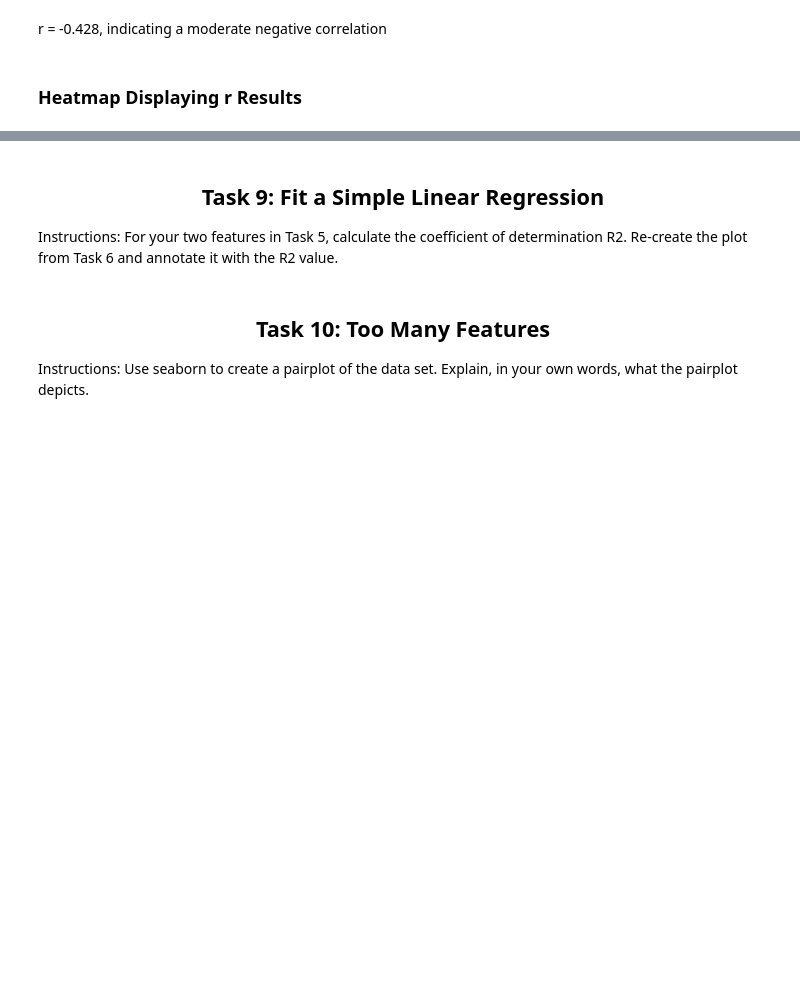
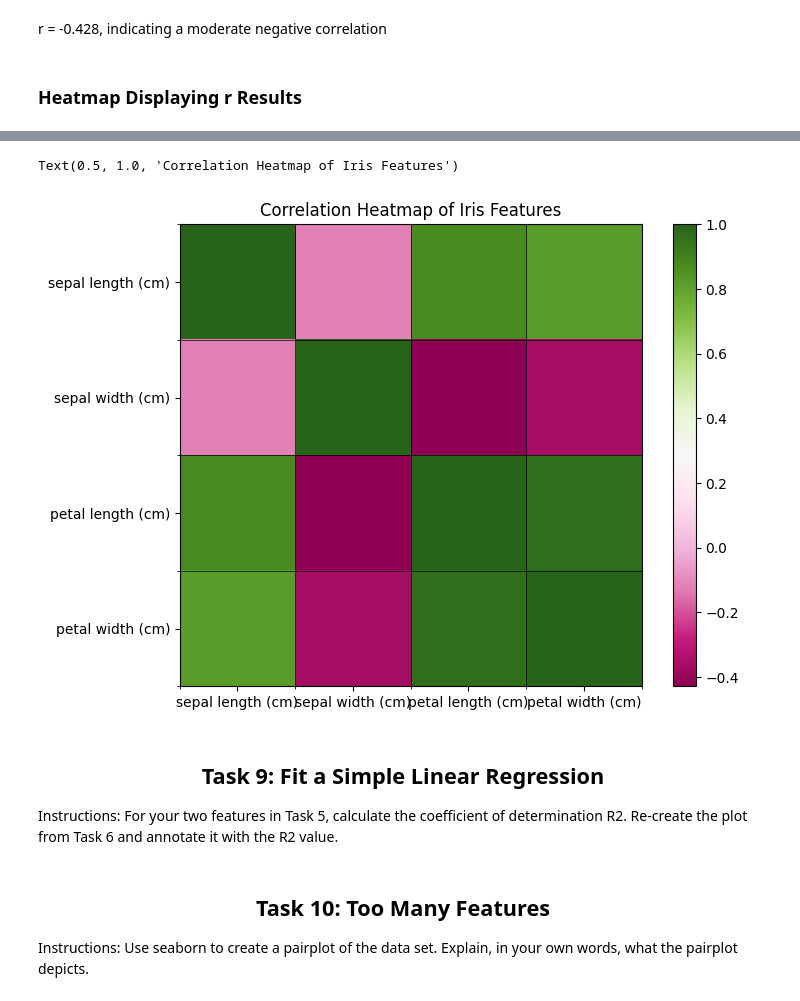
Before and after one commit to NibnabCodes/principles_of_data_analytics, a Jupyter notebook: tasks.ipynb, the cells around one changed output, grey strips where cells are left out. Saved outputs shown, nothing was run; the diff lists cells and outputs as text; code cells hidden in the pictures; blank space fills up the shorter version.

Commit message:
heatmap complete

```diff
--- a/tasks.ipynb
+++ b/tasks.ipynb
@@ -919,3 +913,41 @@ r = -0.428, indicating a moderate negative correlation
+# %%
+# Load Iris dataset
+iris = load_iris()
+df = pd.DataFrame(iris.data, columns=iris.feature_names)
+
+# Compute correlation matrix
+# See: https://www.geeksforgeeks.org/python-pandas-dataframe-corr/https://www.geeksforgeeks.org/python-pandas-dataframe-corr/
+corr_matrix = df.corr()
+
+# Create figure and axis
+fig, ax = plt.subplots(figsize=(8, 6))
+
+# Display heatmap using imshow
+# See offical MatPlotLib Documentation: https://matplotlib.org/stable/api/_as_gen/matplotlib.pyplot.imshow.html
+cax = ax.imshow(corr_matrix, cmap='PiYG')
+
+# Add color bar
+# See offical MatPlotLib Documentation: https://matplotlib.org/stable/api/_as_gen/matplotlib.pyplot.colorbar.html
+fig.colorbar(cax)
+
+# Set feature names as labels
+# See: https://matplotlib.org/stable/gallery/images_contours_and_fields/image_annotated_heatmap.html
+ax.set_xticks(np.arange(len(df.columns)))
+ax.set_yticks(np.arange(len(df.columns)))
+ax.set_xticklabels(df.columns)
+ax.set_yticklabels(df.columns)
+
+# Add grid lines
+# See: https://matplotlib.org/stable/api/_as_gen/matplotlib.pyplot.grid.html
+ax.set_xticks(np.arange(len(df.columns) + 1) - 0.5, minor=True)
+ax.set_yticks(np.arange(len(df.columns) + 1) - 0.5, minor=True)
+plt.grid(which="minor", color="black", linestyle='-', linewidth=0.5)
+
+# Display title
+plt.title("Correlation Heatmap of Iris Features")
+# %% [output]
+Text(0.5, 1.0, 'Correlation Heatmap of Iris Features')
+[figure, added]
 # %% [markdown]
 <h2 align="center">Task 9: Fit a Simple Linear Regression</h2>
 
```
Also changed, not shown: parts of 3 cells of this notebook.
